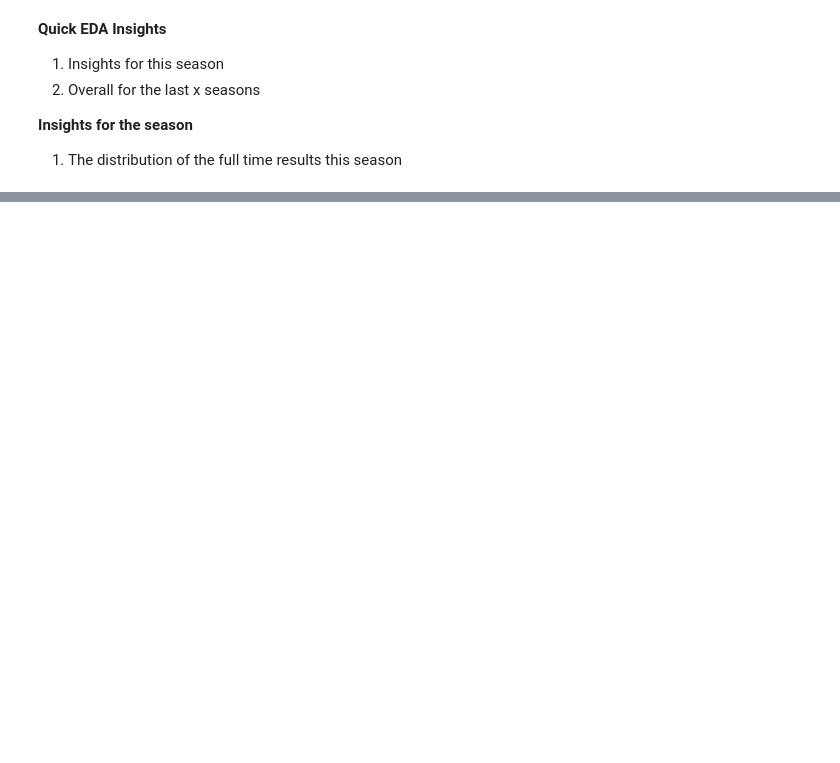
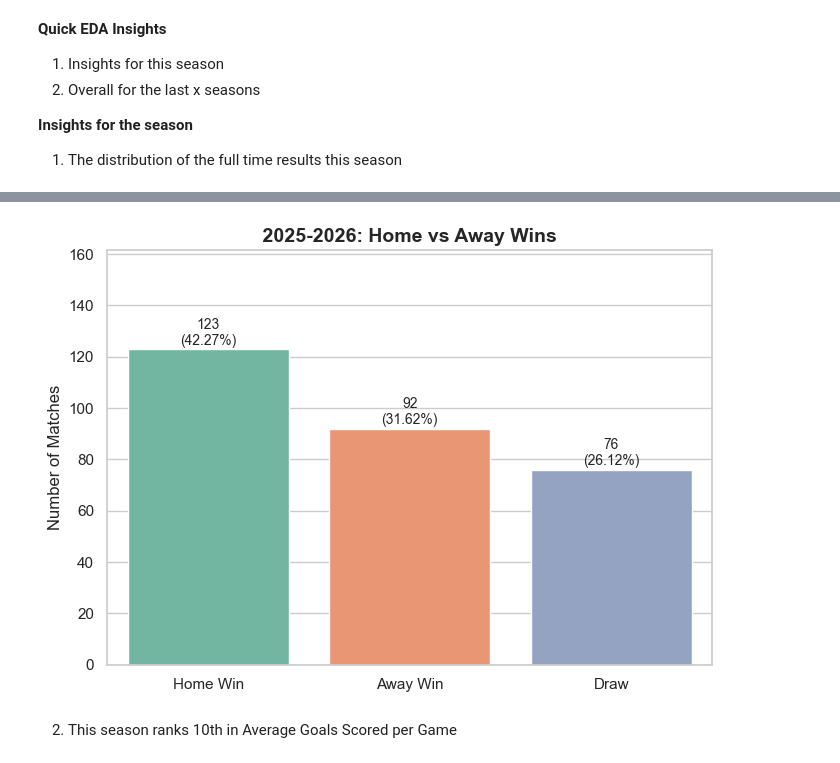
Before and after one commit to Jnyambok/Soca-Scores, a Jupyter notebook: experiments/notebooks/eda.ipynb, the cells around one changed output, grey strips where cells are left out. Saved outputs shown, nothing was run; the diff lists cells and outputs as text; code cells hidden in the pictures; blank space fills up the shorter version.

```diff
--- a/experiments/notebooks/eda.ipynb
+++ b/experiments/notebooks/eda.ipynb
@@ -75,0 +75,10 @@ duckdb.sql("SELECT * FROM football_data USING SAMPLE 10").show()
+# %%
+data = pd.read_csv(cleaned_ingested_data_file)
+COLUMN_RENAMES = {
+        'HS': 'HomeShots',
+        'AS': 'AwayShots'}
+
+data = data.copy()
+data = data.reset_index(drop=True)
+# %%
+data.rename(columns=COLUMN_RENAMES,inplace=True)
@@ -98,0 +122,37 @@ plt.show()
+# %%
+# Python
+obs1 = (
+    data[data["season_id"] == CURRENT_SEASON]["FTR"]
+    .value_counts()
+    .reset_index()
+    .rename(columns={"FTR": "Result", "count": "Matches"})
+)
+obs1["Result"] = obs1["Result"].map({"H": "Home Win", "A": "Away Win", "D": "Draw"})
+
+# Calculate percentage
+total_matches = obs1["Matches"].sum()
+obs1["Percentage"] = (obs1["Matches"] / total_matches * 100).round(2)
+
+fig, ax = plt.subplots(figsize=(7, 5))
+sns.barplot(data=obs1, x="Result", y="Matches", ax=ax,palette=PALETTE,legend=False,hue="Result")
+ax.set_title(f" {CURRENT_SEASON}: Home vs Away Wins ", fontsize=14, fontweight="bold")
+ax.set_xlabel("")
+ax.set_ylabel("Number of Matches")
+
+# Increase y-axis height to accommodate labels
+ax.set_ylim(0, ax.get_ylim()[1] * 1.25)
+
+for i, bar in enumerate(ax.patches):
+    ax.text(
+        bar.get_x() + bar.get_width() / 2,
+        bar.get_height() + 0.5,
+        f"{int(bar.get_height())}\n({obs1.iloc[i]['Percentage']}%)",
+        ha="center", va="bottom", fontsize=10
+    )
+plt.tight_layout()
+plt.savefig("obs1_home_away_wins.png", dpi=150)
+plt.show()
+# %% [output]
+[figure, added]
+# %% [markdown]
+2. This season ranks 10th in Average Goals Scored per Game
```
Also changed, not shown: parts of 17 cells of this notebook, 1 other file.
